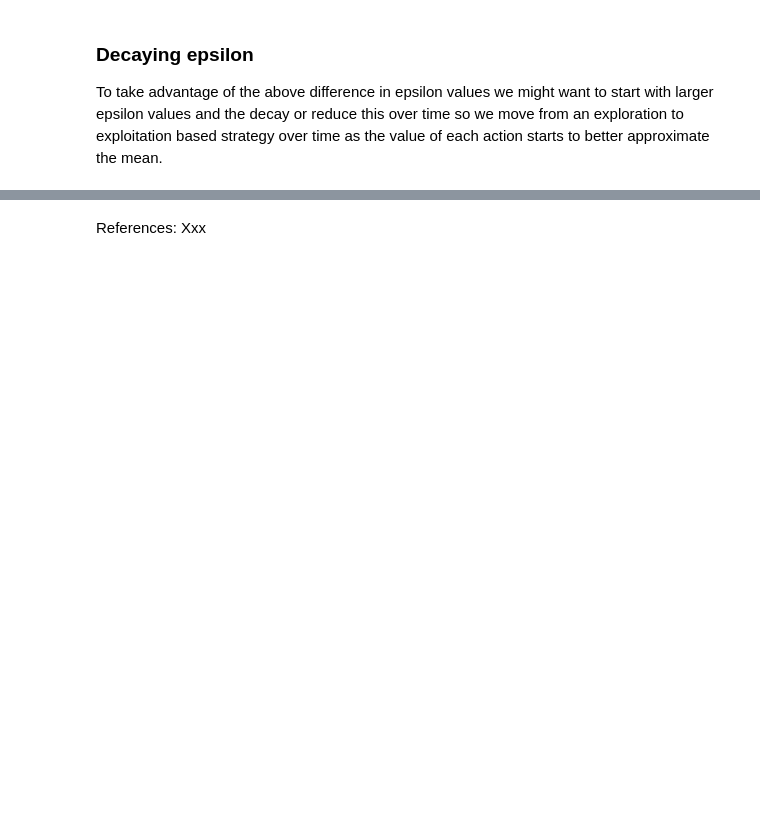
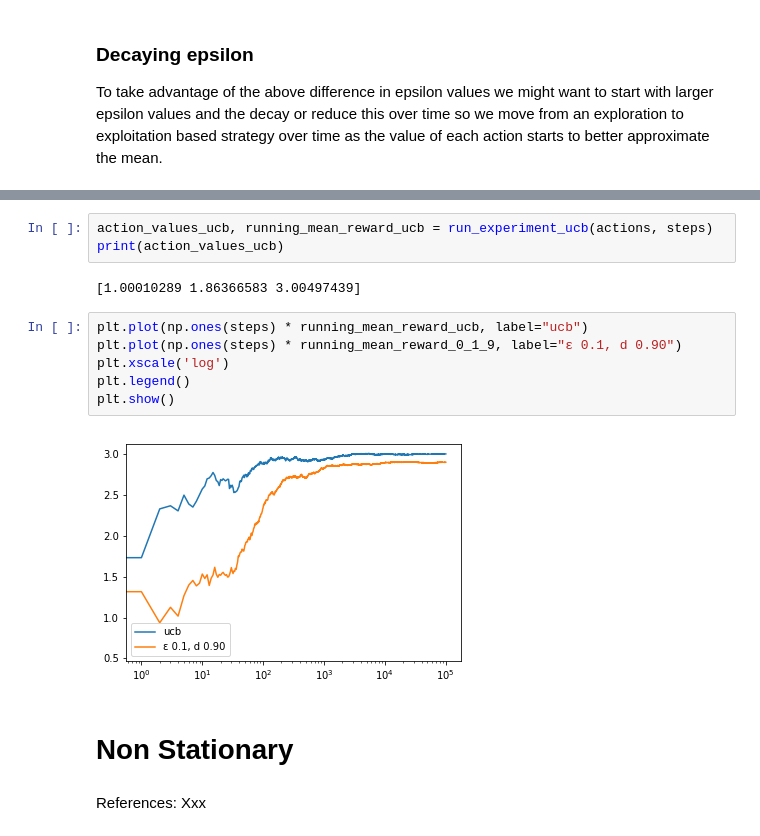
Before and after one commit to FlipWebApps/DataScience, a Jupyter notebook: ReinforcementLearning/MultiArmedBandit.ipynb, the cells around one changed output, grey strips where cells are left out. Drawn from its saved outputs; the diff is of its cells as text; blank space fills up the shorter version.

```diff
--- a/ReinforcementLearning/MultiArmedBandit.ipynb
+++ b/ReinforcementLearning/MultiArmedBandit.ipynb
@@ -161,3 +236,18 @@ Non Stationary
+# %%
+action_values_ucb, running_mean_reward_ucb = run_experiment_ucb(actions, steps)
+print(action_values_ucb)
+# %% [output]
+[1.00010289 1.86366583 3.00497439]
+# %%
+plt.plot(np.ones(steps) * running_mean_reward_ucb, label="ucb")
+plt.plot(np.ones(steps) * running_mean_reward_0_1_9, label="ε 0.1, d 0.90")
+plt.xscale('log')
+plt.legend()
+plt.show()
+# %% [output]
+[figure, added]
+# %% [markdown]
+# Non Stationary
 # %% [markdown]
 References:
 Xxx
```
Also changed, not shown: parts of 22 cells of this notebook, 1 other file.
